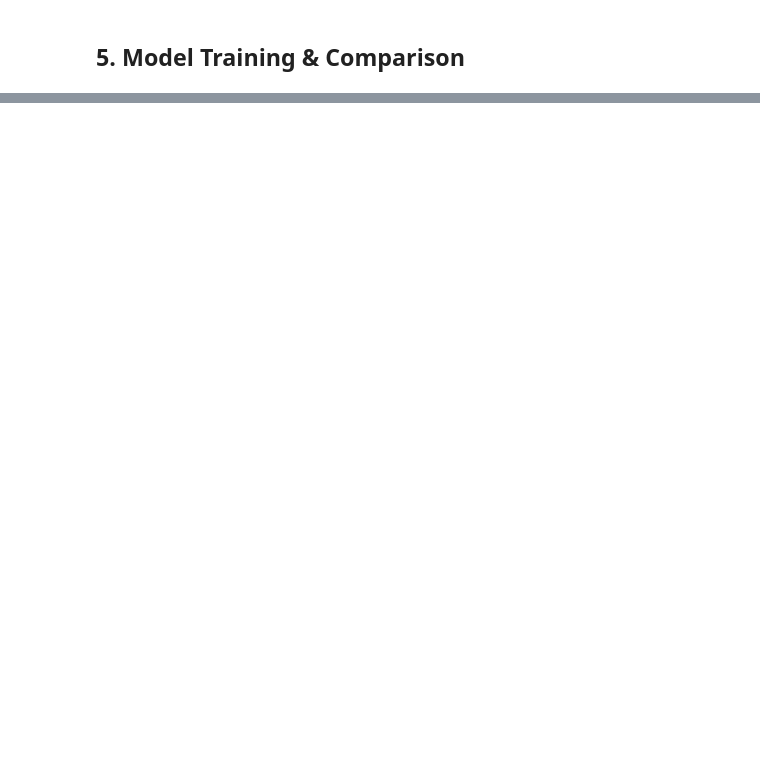
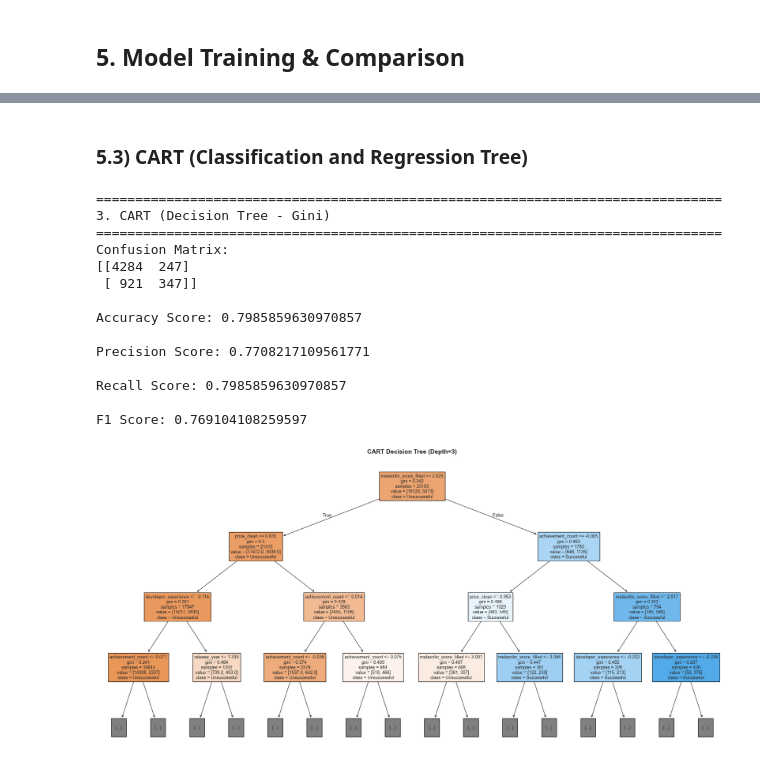
Before and after one commit to Ayan-Mahmood/DataMining_SteamGameSuccess, a Jupyter notebook: finalproject/final_streamlined.ipynb, the cells around one changed output, grey strips where cells are left out. Cells and saved outputs as stored; diff of their text form; code cells hidden in the pictures; blank space fills up the shorter version.

```diff
--- a/finalproject/final_streamlined.ipynb
+++ b/finalproject/final_streamlined.ipynb
@@ -643,0 +535,47 @@ Top 15 Most Important Features:
+# %% [markdown]
+### 5.3) CART (Classification and Regression Tree)
+# %%
+print("\n" + "="*80)
+print("3. CART (Decision Tree - Gini)")
+print("="*80)
+
+# Create and train CART model
+cart_model = DecisionTreeClassifier(criterion='gini', random_state=42, max_depth=10)
+cart_model.fit(X_train_scaled, y_train)
+
+# Make predictions
+y_pred_cart = cart_model.predict(X_test_scaled)
+
+# Evaluate
+print('Confusion Matrix:')
+print(confusion_matrix(y_test, y_pred_cart))
+print('\nAccuracy Score:', accuracy_score(y_test, y_pred_cart))
+print('\nPrecision Score:', precision_score(y_test, y_pred_cart, average='weighted'))
+print('\nRecall Score:', recall_score(y_test, y_pred_cart, average='weighted'))
+print('\nF1 Score:', f1_score(y_test, y_pred_cart, average='weighted'))
+
+results.append({'Model': 'CART', 'Accuracy': accuracy_score(y_test, y_pred_cart), 'F1-Score': f1_score(y_test, y_pred_cart, average='weighted')})
+
+# Visualize tree (limited depth for readability)
+plt.figure(figsize=(20, 10), dpi=100)
+plot_tree(cart_model, max_depth=3, fontsize=10, filled=True,
+          feature_names=X_train_scaled.columns, class_names=['Unsuccessful', 'Successful'])
+plt.title('CART Decision Tree (Depth=3)', fontsize=14, fontweight='bold')
+plt.tight_layout()
+plt.show()
+# %% [output]
+================================================================================
+3. CART (Decision Tree - Gini)
+================================================================================
+Confusion Matrix:
+[[4284  247]
+ [ 921  347]]
+
+Accuracy Score: 0.7985859630970857
+
+Precision Score: 0.7708217109561771
+
+Recall Score: 0.7985859630970857
+
+F1 Score: 0.769104108259597
+[figure, added]
```
Also changed, not shown: parts of 32 cells of this notebook.
